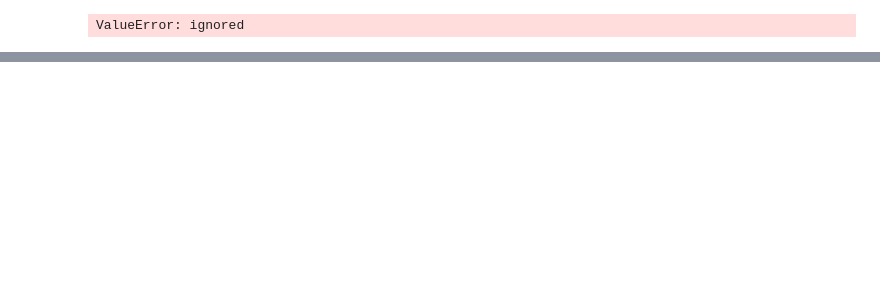
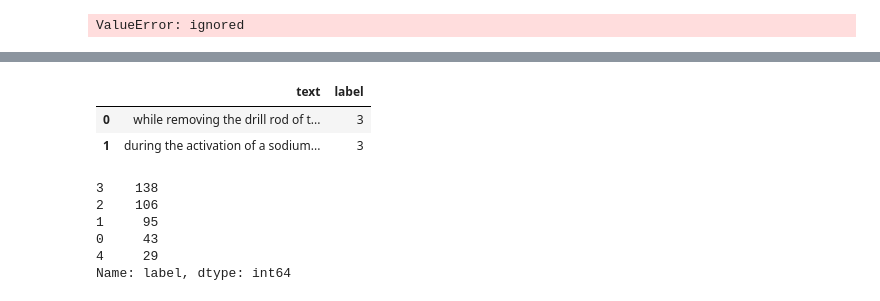
Before and after one commit to shyamsparrow/Jan-G4---NLP-Chatbot, a Jupyter notebook: Capstone_NLP_Chatbot_Jan_A_G4.ipynb, the cells around one changed output, grey strips where cells are left out. Saved outputs shown, nothing was run; the diff lists cells and outputs as text; code cells hidden in the pictures; blank space fills up the shorter version.

```diff
--- a/Capstone_NLP_Chatbot_Jan_A_G4.ipynb
+++ b/Capstone_NLP_Chatbot_Jan_A_G4.ipynb
@@ -1117,0 +1208,20 @@ ValueError: ignored
+# %%
+df = industry_df[['Description_preprocessed','Potential_Accident_Level']]
+df['Potential_Accident_Level'] = df['Potential_Accident_Level'].astype('category').cat.codes
+
+# For SimpleTransformers, the 'text' column should be the first column
+df.columns = ['text','label'] # we need this for simpletransformers
+df.head(2)
+# %% [output]
+|  | text | label |
+| 0 | while removing the drill rod of t... | 3 |
+| 1 | during the activation of a sodium... | 3 |
+# %%
+df['label'].value_counts()
+# %% [output]
+3    138
+2    106
+1     95
+0     43
+4     29
+Name: label, dtype: int64
```
Also changed, not shown: parts of 51 cells of this notebook.
